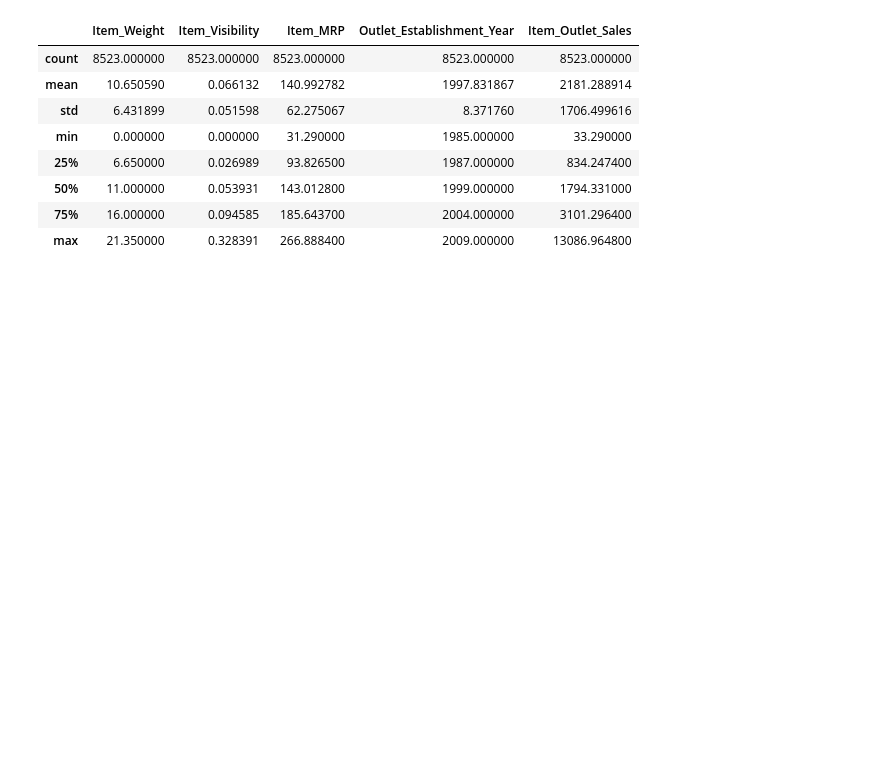
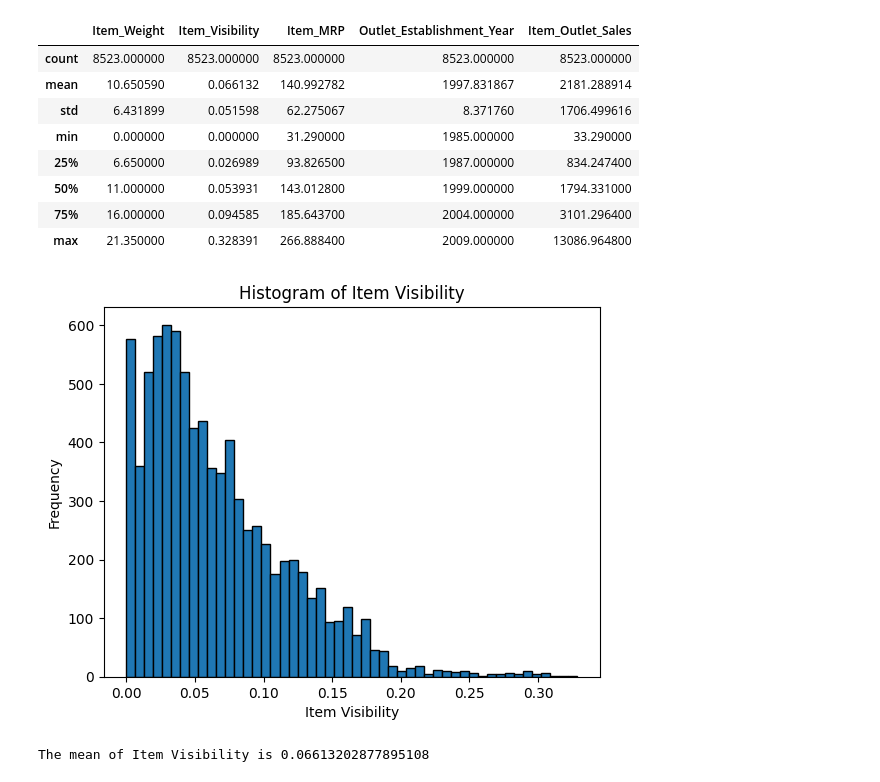
Before and after one commit to hannahcanon09/sales-predictions, a Jupyter notebook: CANON_Project_1_(Core).ipynb, the cells around one changed output. Saved outputs shown, nothing was run; the diff lists cells and outputs as text; code cells hidden in the pictures; blank space fills up the shorter version.

```diff
--- a/CANON_Project_1_(Core).ipynb
+++ b/CANON_Project_1_(Core).ipynb
@@ -383,3 +393,23 @@ df.describe()
 | 50% | 11.000000 | 0.053931 | 143.012800 | 1999.000000 | 1794.331000 |
 | 75% | 16.000000 | 0.094585 | 185.643700 | 2004.000000 | 3101.296400 |
 | max | 21.350000 | 0.328391 | 266.888400 | 2009.000000 | 13086.964800 |
+# %%
+# Plot histograms to view distributions of various features
+
+# plot histogram for col Item_Weight
+df['Item_Visibility'].hist(bins = 'auto', edgecolor = 'black', grid = False);
+
+# labels and chart title
+plt.xlabel ('Item Visibility')
+plt.ylabel ('Frequency')
+plt.title ('Histogram of Item Visibility')
+
+#plot the histogram
+plt.show();
+
+# print the mean
+mean_item_visibility = df['Item_Visibility'].mean()
+print (f'The mean of Item Visibility is {mean_item_visibility}')
+# %% [output]
+[figure, added]
+The mean of Item Visibility is 0.06613202877895108
```
Also changed, not shown: parts of 17 cells of this notebook.
